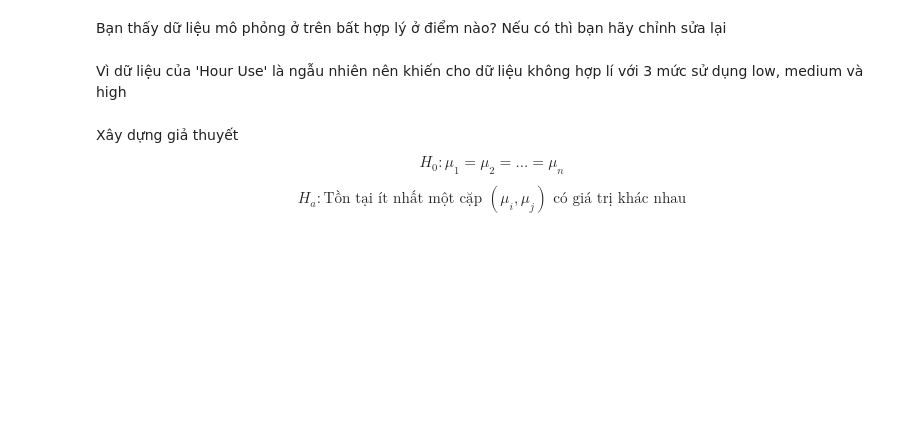
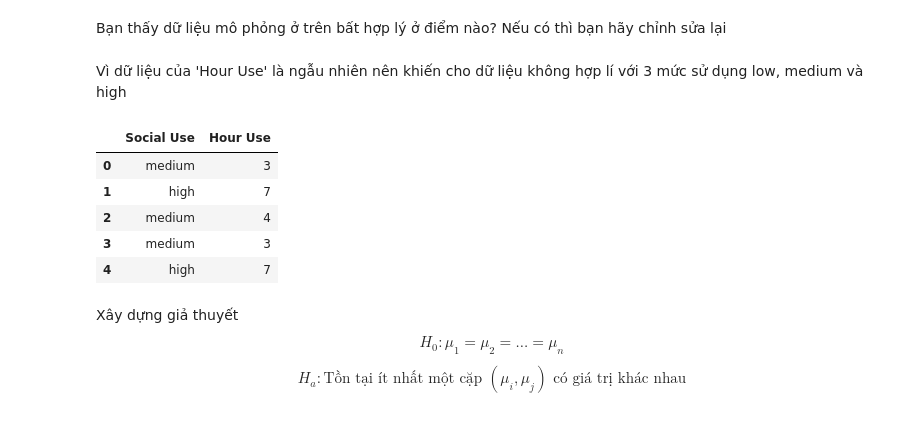
Before and after one commit to QuangThang2197/HK2, a Jupyter notebook: huong_dan_du_lieu_ANOVA.ipynb, the cells around one changed output. Cells and saved outputs as stored; diff of their text form; code cells hidden in the pictures; blank space fills up the shorter version.

```diff
--- a/huong_dan_du_lieu_ANOVA.ipynb
+++ b/huong_dan_du_lieu_ANOVA.ipynb
@@ -52,6 +52,16 @@ for i in social_use_fix:
     hours_fix.append(np.random.randint(3,5))
   else:
     hours_fix.append(np.random.randint(6,8))
+# %%
+df = pd.DataFrame({'Social Use': social_use_fix, 'Hour Use': hours_fix})
+df.head()
+# %% [output]
+|  | Social Use | Hour Use |
+| 0 | medium | 3 |
+| 1 | high | 7 |
+| 2 | medium | 4 |
+| 3 | medium | 3 |
+| 4 | high | 7 |
 # %% [markdown]
 Xây dựng giả thuyết
 $$H_{0}: \mu_{1} = \mu_{2} = ... = \mu_{n}$$
```
